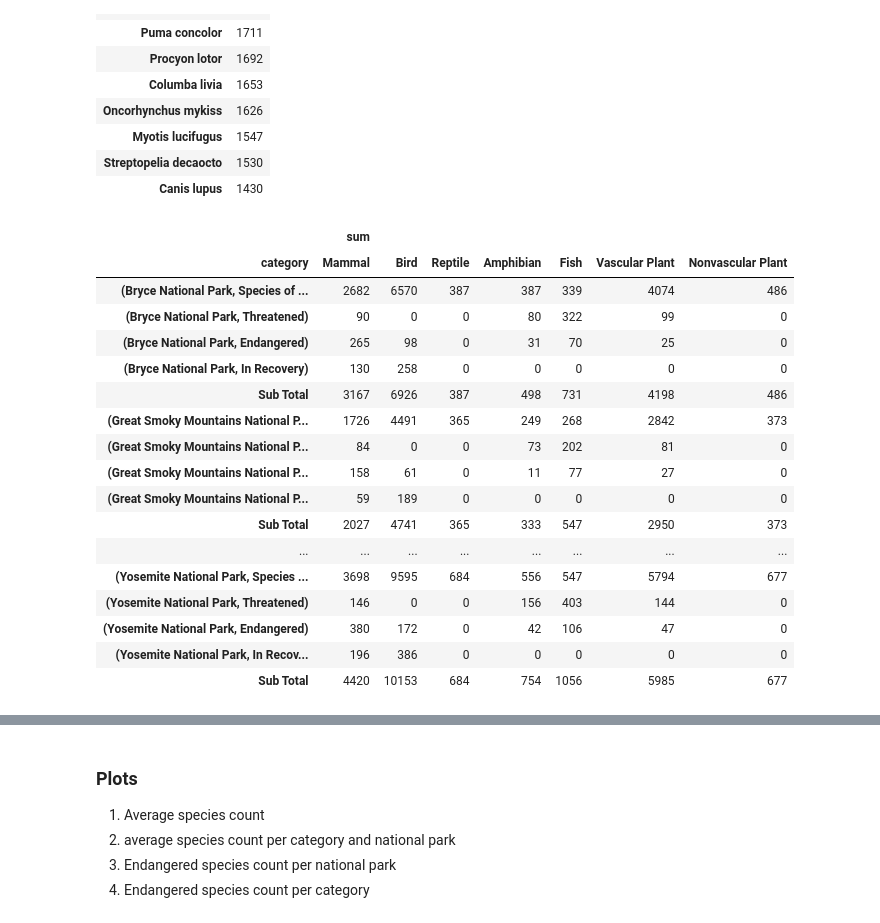
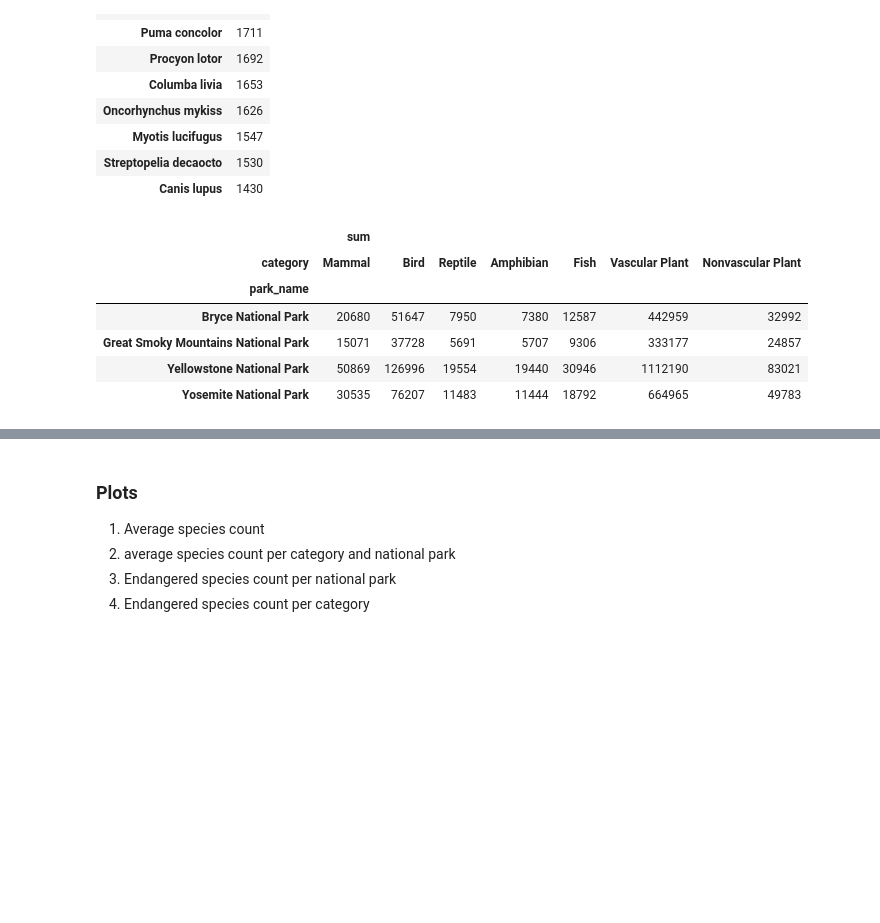
Before and after one commit to egecalay/Biodiversity-in-National-Parks, a Jupyter notebook: biodiversity.ipynb, the cells around one changed output, grey strips where cells are left out. Drawn from its saved outputs; the diff is of its cells as text; code cells hidden in the pictures; blank space fills up the shorter version.

Commit message:
removed subtotals in favor of single level pivot

```diff
--- a/biodiversity.ipynb
+++ b/biodiversity.ipynb
@@ -277,32 +277,15 @@ df_group_2.iloc[:10]
 # %%
 # 4a. Total endangered species count per national park and category
 #df_group_3= df.groupby(['conservation_status','park_name']).observations.aggregate(['sum'])
-df_group_3_sum=df.pivot_table(index=['park_name','conservation_status'],columns='category',values='observations',aggfunc=['sum'])
-lst= []
-for name, group in df_group_3_sum.groupby(['park_name']): #need to replace pivot table with group by of df 10/3/22
-    group.loc[' Sub Total'] = group.sum()
-    lst.append(group)
-df_group_3_sum = pd.concat(lst)
-
+df_group_3_sum=df.pivot_table(index=['park_name'],columns='category',values='observations',aggfunc=['sum'])
 df_group_3_sum
 # %% [output]
 |  | sum |  |  |  |  |  |  |
 | category | Mammal | Bird | Reptile | Amphibian | Fish | Vascular Plant | Nonvascular Plant |
-| (Bryce National Park, Species of ... | 2682 | 6570 | 387 | 387 | 339 | 4074 | 486 |
-| (Bryce National Park, Threatened) | 90 | 0 | 0 | 80 | 322 | 99 | 0 |
-| (Bryce National Park, Endangered) | 265 | 98 | 0 | 31 | 70 | 25 | 0 |
-| (Bryce National Park, In Recovery) | 130 | 258 | 0 | 0 | 0 | 0 | 0 |
-| Sub Total | 3167 | 6926 | 387 | 498 | 731 | 4198 | 486 |
-| (Great Smoky Mountains National P... | 1726 | 4491 | 365 | 249 | 268 | 2842 | 373 |
-| (Great Smoky Mountains National P... | 84 | 0 | 0 | 73 | 202 | 81 | 0 |
-| (Great Smoky Mountains National P... | 158 | 61 | 0 | 11 | 77 | 27 | 0 |
-| (Great Smoky Mountains National P... | 59 | 189 | 0 | 0 | 0 | 0 | 0 |
-| Sub Total | 2027 | 4741 | 365 | 333 | 547 | 2950 | 373 |
-| ... | ... | ... | ... | ... | ... | ... | ... |
-| (Yosemite National Park, Species ... | 3698 | 9595 | 684 | 556 | 547 | 5794 | 677 |
-| (Yosemite National Park, Threatened) | 146 | 0 | 0 | 156 | 403 | 144 | 0 |
-| (Yosemite National Park, Endangered) | 380 | 172 | 0 | 42 | 106 | 47 | 0 |
-| (Yosemite National Park, In Recov... | 196 | 386 | 0 | 0 | 0 | 0 | 0 |
-| Sub Total | 4420 | 10153 | 684 | 754 | 1056 | 5985 | 677 |
+| park_name |  |  |  |  |  |  |  |
+| Bryce National Park | 20680 | 51647 | 7950 | 7380 | 12587 | 442959 | 32992 |
+| Great Smoky Mountains National Park | 15071 | 37728 | 5691 | 5707 | 9306 | 333177 | 24857 |
+| Yellowstone National Park | 50869 | 126996 | 19554 | 19440 | 30946 | 1112190 | 83021 |
+| Yosemite National Park | 30535 | 76207 | 11483 | 11444 | 18792 | 664965 | 49783 |
 # %%
 # 4b. Average endangered species count per national park and category
```
Also changed, not shown: parts of 5 cells of this notebook.
